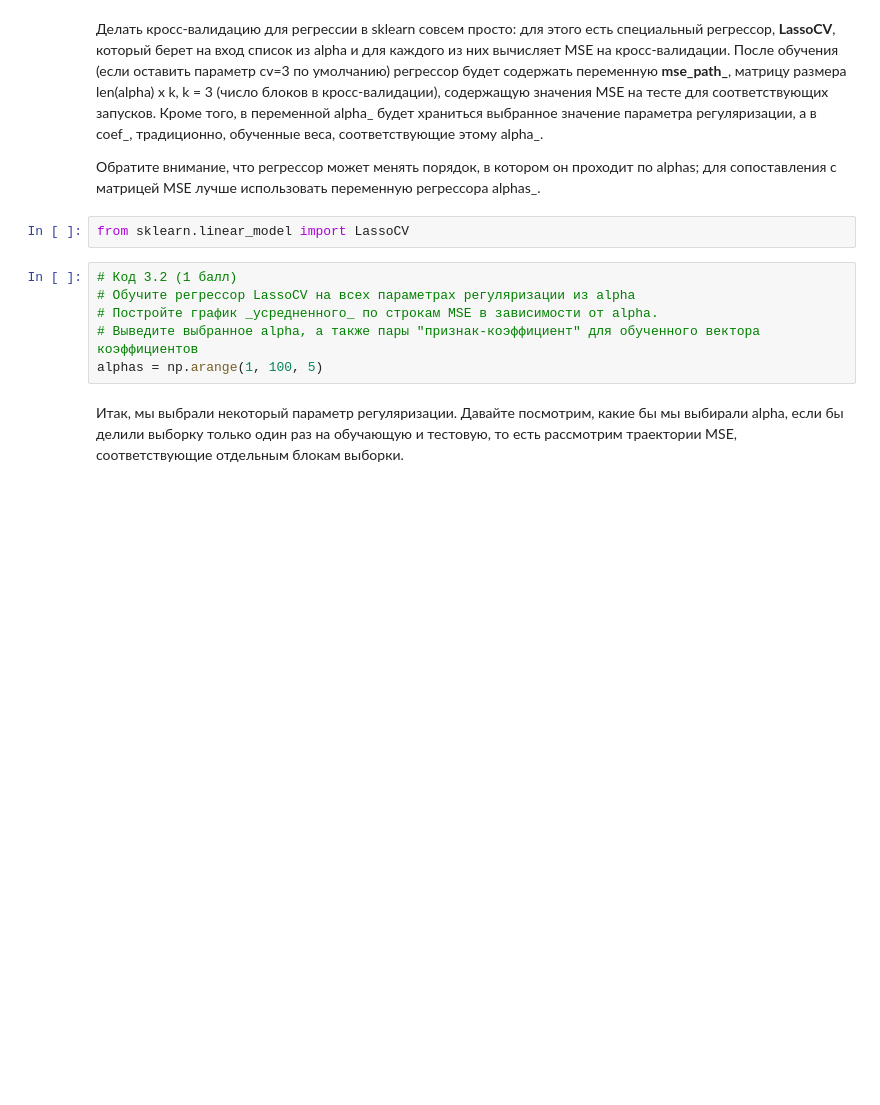
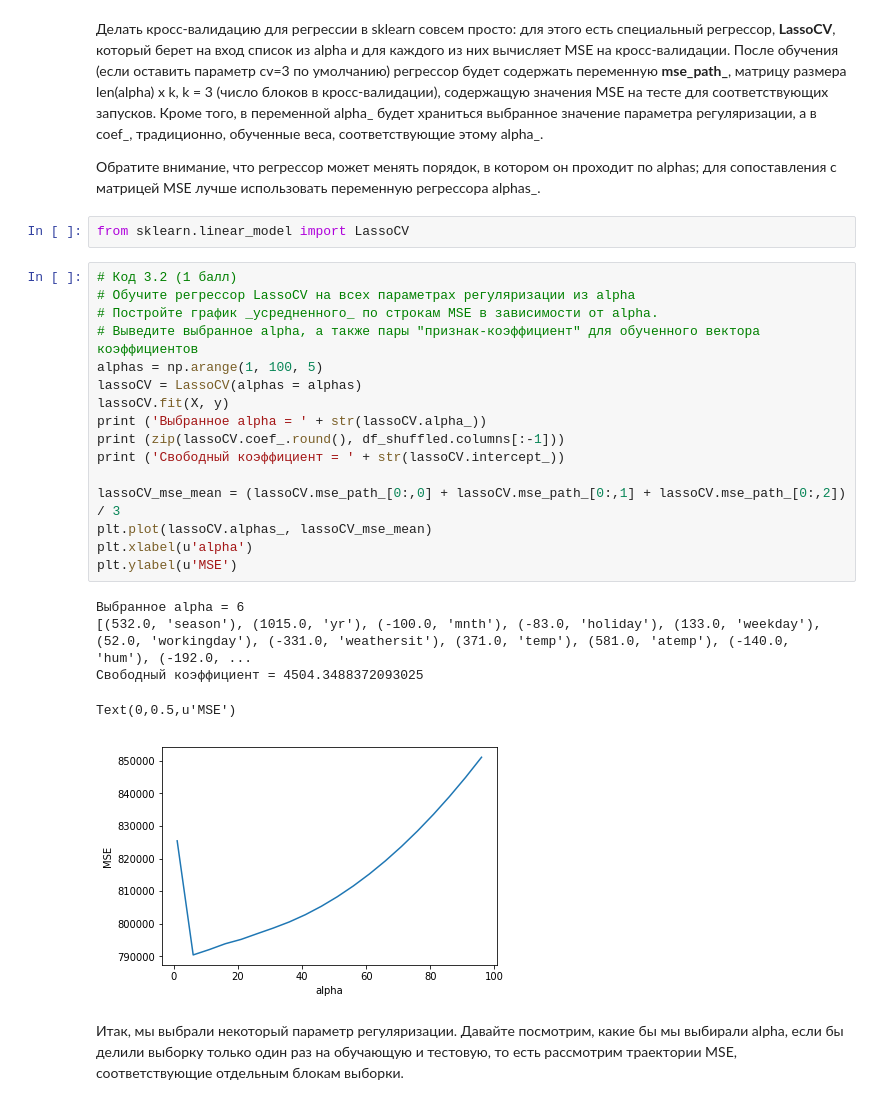
Before and after one commit to vadimbublikov2/coursera-ml-specialization, a Jupyter notebook: c2w2/OverfittingTask.ipynb, the cells around one changed output. Drawn from its saved outputs; the diff is of its cells as text; blank space fills up the shorter version.

```diff
--- a/c2w2/OverfittingTask.ipynb
+++ b/c2w2/OverfittingTask.ipynb
@@ -314,9 +287,25 @@ from sklearn.linear_model import LassoCV
 # %%
 # Код 3.2 (1 балл)
 # Обучите регрессор LassoCV на всех параметрах регуляризации из alpha
 # Постройте график _усредненного_ по строкам MSE в зависимости от alpha.
 # Выведите выбранное alpha, а также пары "признак-коэффициент" для обученного вектора коэффициентов
 alphas = np.arange(1, 100, 5)
+lassoCV = LassoCV(alphas = alphas)
+lassoCV.fit(X, y)
+print ('Выбранное alpha = ' + str(lassoCV.alpha_))
+print (zip(lassoCV.coef_.round(), df_shuffled.columns[:-1]))
+print ('Свободный коэффициент = ' + str(lassoCV.intercept_))
+
+lassoCV_mse_mean = (lassoCV.mse_path_[0:,0] + lassoCV.mse_path_[0:,1] + lassoCV.mse_path_[0:,2]) / 3
+plt.plot(lassoCV.alphas_, lassoCV_mse_mean)
+plt.xlabel(u'alpha')
+plt.ylabel(u'MSE')
+# %% [output]
+Выбранное alpha = 6
+[(532.0, 'season'), (1015.0, 'yr'), (-100.0, 'mnth'), (-83.0, 'holiday'), (133.0, 'weekday'), (52.0, 'workingday'), (-331.0, 'weathersit'), (371.0, 'temp'), (581.0, 'atemp'), (-140.0, 'hum'), (-192.0, ...
+Свободный коэффициент = 4504.3488372093025
+Text(0,0.5,u'MSE')
+[figure, added]
 # %% [markdown]
 Итак, мы выбрали некоторый параметр регуляризации. Давайте посмотрим, какие бы мы выбирали alpha, если бы делили выборку только один раз на обучающую и тестовую, то есть рассмотрим траектории MSE, соответствующие отдельным блокам выборки.
 # %%
```
Also changed, not shown: parts of 10 cells of this notebook.
